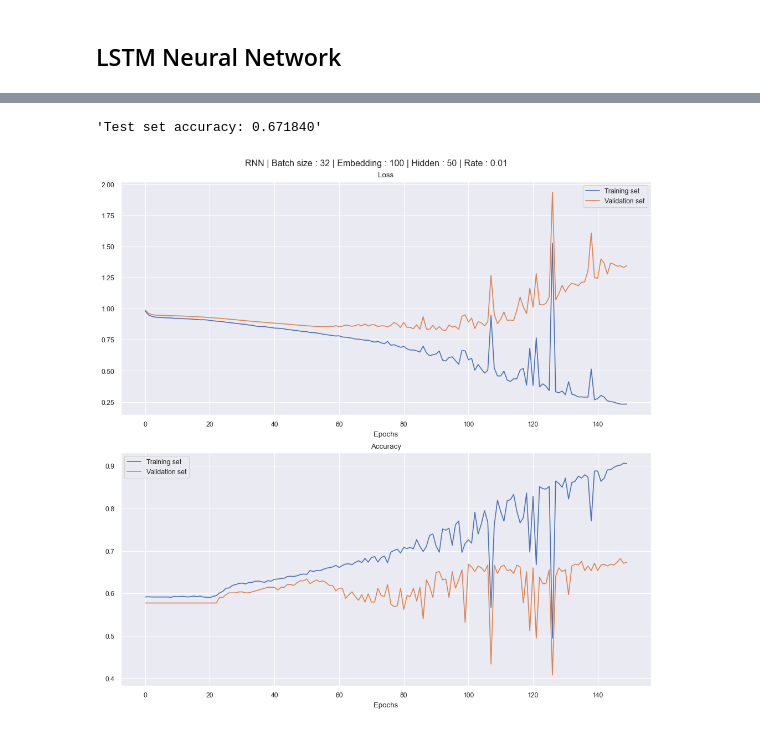
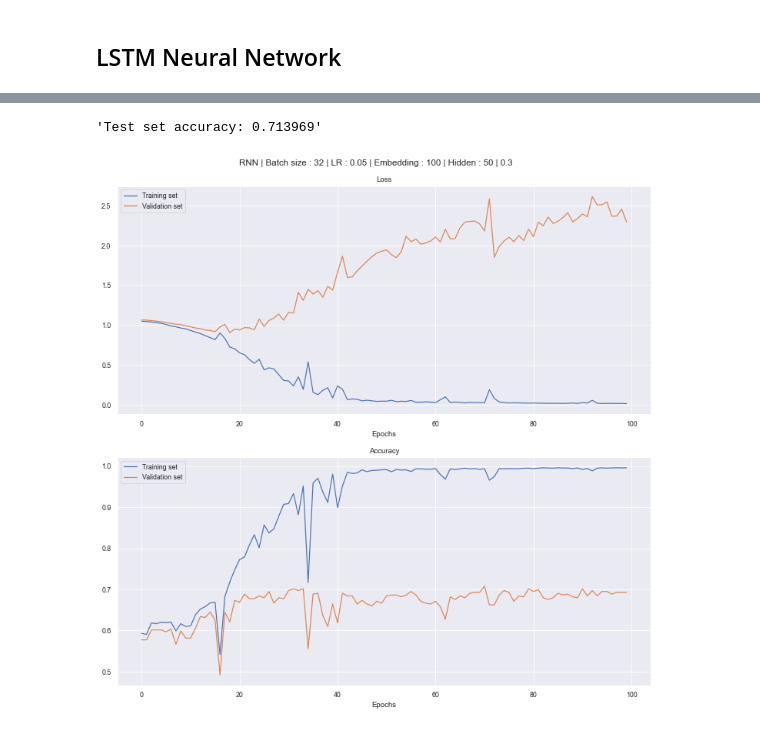
Before and after one commit to CamilleLeempoels/NLP_Financial_Sentiment_Analysis, a Jupyter notebook: nlp_project.ipynb, the cells around one changed output, grey strips where cells are left out. Drawn from its saved outputs; the diff is of its cells as text; code cells hidden in the pictures.

```diff
--- a/nlp_project.ipynb
+++ b/nlp_project.ipynb
@@ -175,10 +187,12 @@ test_txt, test_labels = format_tensors(test_set)
 
 validation_dataloader = DataLoader(
     TensorDataset(val_txt, val_labels),
-    batch_size = len(val_labels)
+    batch_size = len(val_labels),
+    shuffle = True
 )
 
 test_dataloader = DataLoader(
     TensorDataset(test_txt, test_labels),
-    batch_size = len(test_labels)
+    batch_size = len(test_labels),
+    shuffle = True
 )
@@ -185,2 +201,5 @@ test_dataloader = DataLoader(
+# %%
+labels_counts = torch.bincount(train_labels.squeeze())
+weights = 1 - labels_counts / labels_counts.sum()
 # %% [markdown]
 ## Reccurent Neural Network
@@ -312,23 +328,14 @@ def eval_epoch(dataset, model, loss_function, accuracy_function):
     return np.mean(loss), np.mean(acc)
 # %%
 def train_and_validate_model(model, EMBEDDING_DIM, HIDDEN_DIM, LEARNING_RATE, EPOCHS, BATCH_SIZE, verbose = False, **kwargs):
-
-    # Balance the labels
-    labels_counts = torch.bincount(train_labels.squeeze())
-    print(labels_counts)
-    train_size = int(len(train_labels))
-    labels_weights = [train_size/labels_counts[i] for i in range(3)]
-    weights = [labels_weights[train_labels[i]] for i in range(train_size)]
-    sampler = WeightedRandomSampler(torch.DoubleTensor(weights), train_size)
 
     train_dataloader = DataLoader(
         TensorDataset(train_txt, train_labels),
         batch_size = BATCH_SIZE,
-        sampler = sampler
-        # shuffle=True
+        shuffle=True
     )
 
-    loss_function = nn.CrossEntropyLoss()
+    loss_function = nn.CrossEntropyLoss(weight=weights)
     accuracy_function = lambda pred, target : torch.sum((torch.argmax(torch.softmax(pred, dim=1), dim=1) == target.T)) / len(target)
     optimizer = torch.optim.SGD(model.parameters(), lr=LEARNING_RATE)
 
@@ -491,6 +441,7 @@ class LSTM_module(nn.Module):
 
         emb_txt = self.embedding_layer(txt)
         lstm_out, _ = self.lstm_layer(emb_txt)
-        fc_out = self.fc_layer(lstm_out[:,-1,:])
+        output = self.dropout(lstm_out[:,-1,:])
+        fc_out = self.fc_layer(output)
 
         return fc_out
@@ -740,17 +452,17 @@ pd.read_csv('cv_res_lstm_1.csv')
 # %%
 VOCAB_DIM = len(vocab) + 2
 EMBEDDING_DIM =100
 HIDDEN_DIM = 50
 DROPOUT = 0.3
 NB_LAYERS = 2
 
-LEARNING_RATE = 1e-2
-EPOCHS = 150
+LEARNING_RATE = 5*1e-2
+EPOCHS = 100
 BATCH_SIZE = 32
 
 lstm_model = LSTM_module(VOCAB_DIM, EMBEDDING_DIM, HIDDEN_DIM, NB_LAYERS, DROPOUT)
 
-train_and_validate_model(lstm_model, EMBEDDING_DIM, HIDDEN_DIM, LEARNING_RATE, EPOCHS, BATCH_SIZE)
+train_and_validate_model(lstm_model, EMBEDDING_DIM, HIDDEN_DIM, LEARNING_RATE, EPOCHS, BATCH_SIZE, DROPOUT=DROPOUT)
 # %% [output]
-'Test set accuracy: 0.671840'
+'Test set accuracy: 0.713969'
-[figure, old version]
+[figure, new version]
```
Also changed, not shown: parts of 73 cells of this notebook, 1 other file.
